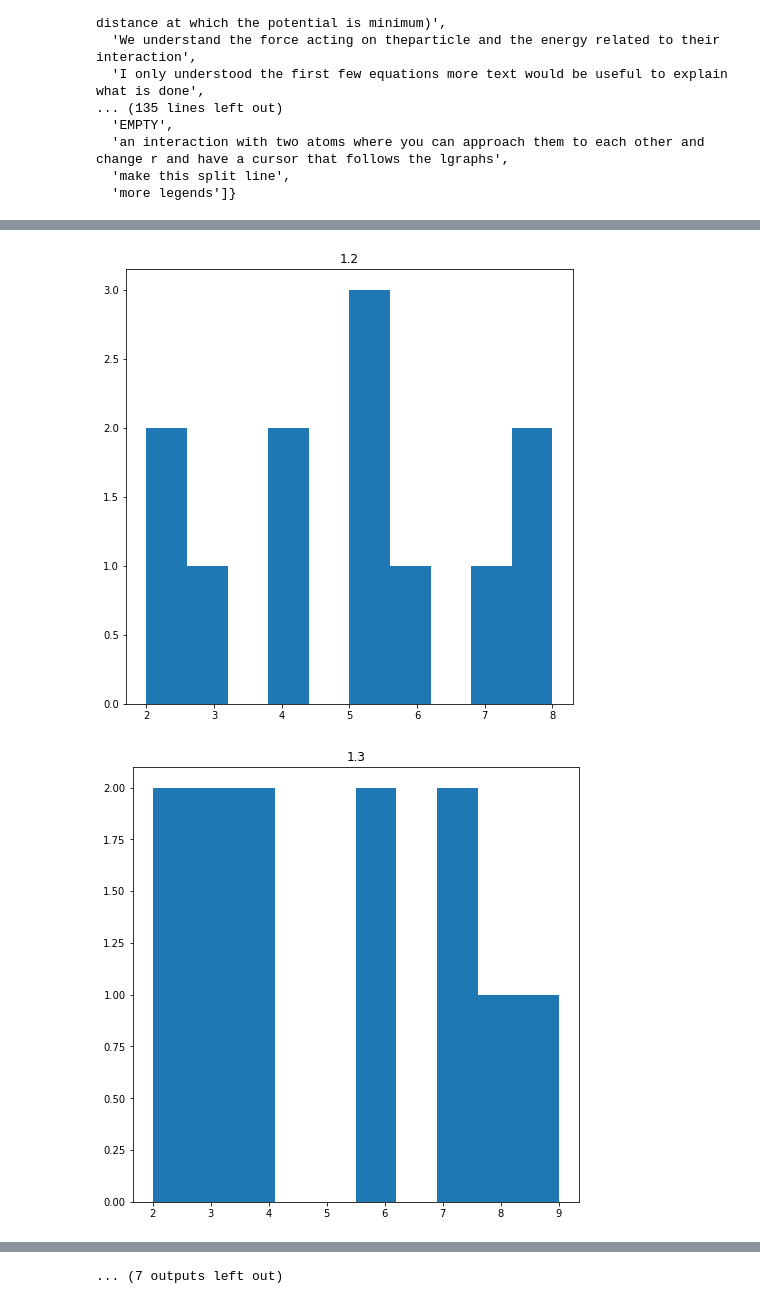
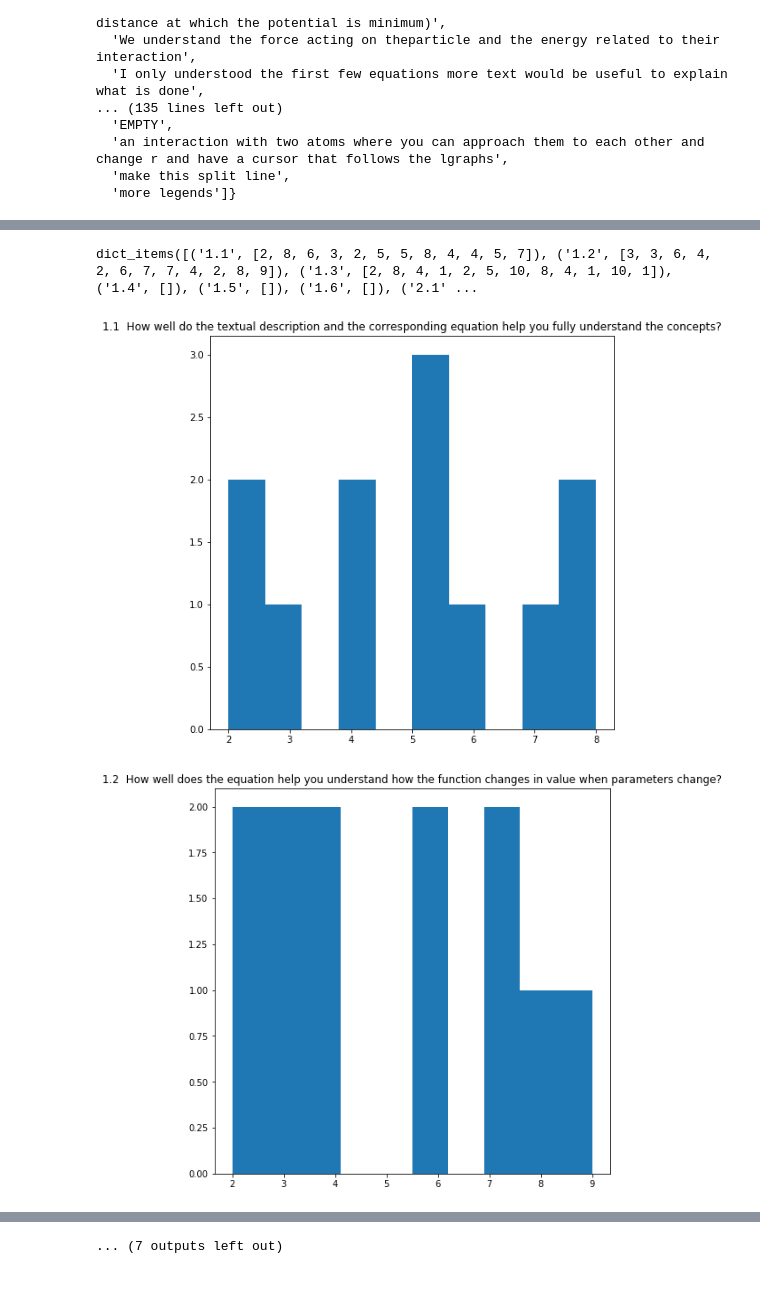
Before and after one commit to TRUMANCFY/HowPeopleLearn, a Jupyter notebook: plots.ipynb, the cells around one changed output, grey strips where cells are left out. Cells and saved outputs as stored; diff of their text form; code cells hidden in the pictures.

Commit message:
hist

```diff
--- a/plots.ipynb
+++ b/plots.ipynb
@@ -63,10 +76,42 @@ anws_text
+# %%
+
+title_hist = {'1.1': 'How well do the textual description and the corresponding equation help you fully understand the concepts?',
+    '1.2': 'How well does the equation help you understand how the function changes in value when parameters change?',
+'1.3': 'How well can you understand the relationship between the force and potential with varying parameter?',
+'2.1': 'How well does the static plot help you fully understand the concepts?',
+'2.2': 'How well does the static plot help you understand how the function changes in value when parameters change?',
+'2.3': 'After seeing the plot, how well can you understand the relation between force/potential and varying parameter?',
+'2.4': 'To which degree does the image matches with your understanding of 1.1, 1.2 and 1.3',
+'2.5': 'To which degree does the image helps you understand 1.1, 1.2 and 1.3 better?',
+'2.6': 'To which degree is the image helpful for your understanding ?',
+'3.1':'How well does the interactive plot help you fully understand the concepts?',
+'3.2':'How well does the interactive plot help you understand how function changes in value when parameters change?',
+'3.3':'How well does the  interactive plot help you understand the relationship between the force with varying parameters?',
+'3.4':'The interactive plot matches with your prior understanding of the concepts ',
+'3.5':'The interactive plot matches with your prior understanding of how the Force, Potential functions would look like ?',
+'3.6':'The interactive plot matches with your prior understanding of how the Force, Potential functions vary with r0 , eps0 ?',
+'3.7':'The interactive plot helps you BETTER UNDERSTAND the concepts compared to just STATIC PLOT?',
+'3.8':'The interactive plot helps you BETTER UNDERSTAND how the Force, Potential functions would look like ?',
+'3.9': 'The interactive plot helps you BETTER UNDERSTANDhow the Force, Potential functions  would vary with r0 , eps0 ?',
+'3.10': 'To what degree is the interactive plot helful to you for understanding the concepts ?',
+}
+# %%
+anws.items()
+# %% [output]
+dict_items([('1.1', [2, 8, 6, 3, 2, 5, 5, 8, 4, 4, 5, 7]), ('1.2', [3, 3, 6, 4, 2, 6, 7, 7, 4, 2, 8, 9]), ('1.3', [2, 8, 4, 1, 2, 5, 10, 8, 4, 1, 10, 1]), ('1.4', []), ('1.5', []), ('1.6', []), ('2.1' ...
 # %%
 for name, question in anws.items():
     if question:
+
         figure = plt.figure(figsize=(8, 8))
-        ax.set_title(name)
-        ax = figure.add_subplot(111)
-        ax.hist(question)
+        try:
+            plt.title(name + "  "+ title_hist[name])
+            #print(title_hist[name])
+        except:
+            pass
+        #ax = figure.add_subplot(111)
+        plt.hist(question)
+        plt.show()
 # %% [output]
-[figure, old version]
+[figure, new version]
-[figure, old version]
+[figure, new version]
```
Also changed, not shown: parts of 5 cells of this notebook.
